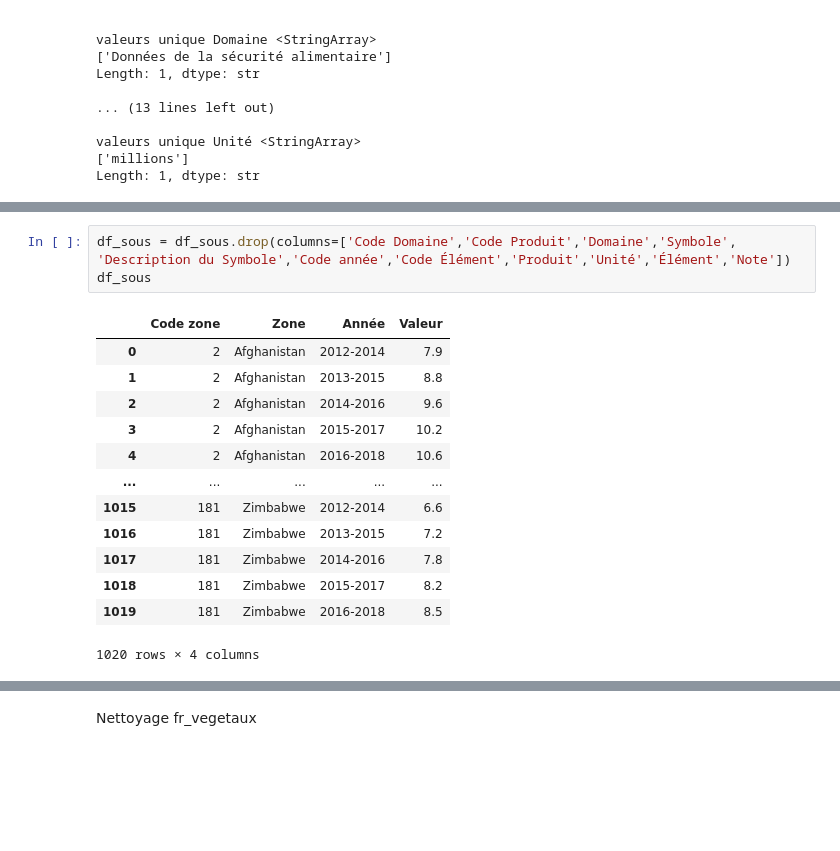
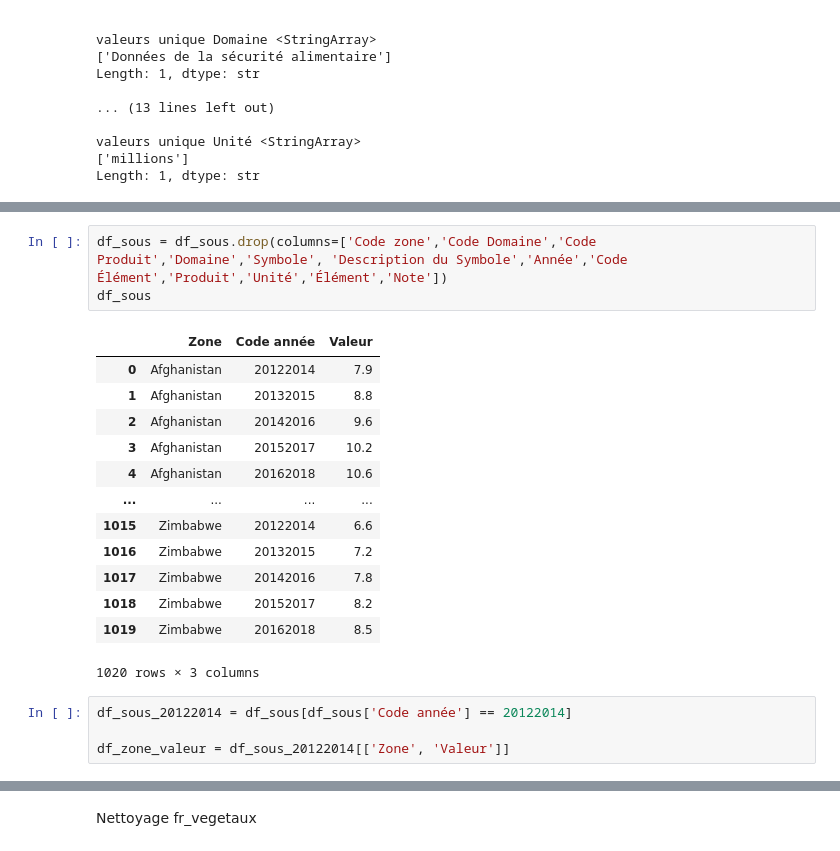
Before and after one commit to SIMPLON-DIST-Data-Analyst-211541/Hanna_Bief_FAO, a Jupyter notebook: FAO/Nettoyage.ipynb, the cells around one changed output, grey strips where cells are left out. Drawn from its saved outputs; the diff is of its cells as text; blank space fills up the shorter version.

```diff
--- a/FAO/Nettoyage.ipynb
+++ b/FAO/Nettoyage.ipynb
@@ -612,19 +612,23 @@ print(df_sous)
 
 [1020 rows x 15 columns]
 # %%
-df_sous = df_sous.drop(columns=['Code Domaine','Code Produit','Domaine','Symbole', 'Description du Symbole','Code année','Code Élément','Produit','Unité','Élément','Note'])
+df_sous = df_sous.drop(columns=['Code zone','Code Domaine','Code Produit','Domaine','Symbole', 'Description du Symbole','Année','Code Élément','Produit','Unité','Élément','Note'])
 df_sous
 # %% [output]
-|  | Code zone | Zone | Année | Valeur |
-| 0 | 2 | Afghanistan | 2012-2014 | 7.9 |
-| 1 | 2 | Afghanistan | 2013-2015 | 8.8 |
-| 2 | 2 | Afghanistan | 2014-2016 | 9.6 |
-| 3 | 2 | Afghanistan | 2015-2017 | 10.2 |
-| 4 | 2 | Afghanistan | 2016-2018 | 10.6 |
-| ... | ... | ... | ... | ... |
-| 1015 | 181 | Zimbabwe | 2012-2014 | 6.6 |
-| 1016 | 181 | Zimbabwe | 2013-2015 | 7.2 |
-| 1017 | 181 | Zimbabwe | 2014-2016 | 7.8 |
-| 1018 | 181 | Zimbabwe | 2015-2017 | 8.2 |
-| 1019 | 181 | Zimbabwe | 2016-2018 | 8.5 |
+|  | Zone | Code année | Valeur |
+| 0 | Afghanistan | 20122014 | 7.9 |
+| 1 | Afghanistan | 20132015 | 8.8 |
+| 2 | Afghanistan | 20142016 | 9.6 |
+| 3 | Afghanistan | 20152017 | 10.2 |
+| 4 | Afghanistan | 20162018 | 10.6 |
+| ... | ... | ... | ... |
+| 1015 | Zimbabwe | 20122014 | 6.6 |
+| 1016 | Zimbabwe | 20132015 | 7.2 |
+| 1017 | Zimbabwe | 20142016 | 7.8 |
+| 1018 | Zimbabwe | 20152017 | 8.2 |
+| 1019 | Zimbabwe | 20162018 | 8.5 |
-1020 rows × 4 columns
+1020 rows × 3 columns
+# %%
+df_sous_20122014 = df_sous[df_sous['Code année'] == 20122014]
+
+df_zone_valeur = df_sous_20122014[['Zone', 'Valeur']]
```
Also changed, not shown: parts of 7 cells of this notebook.
